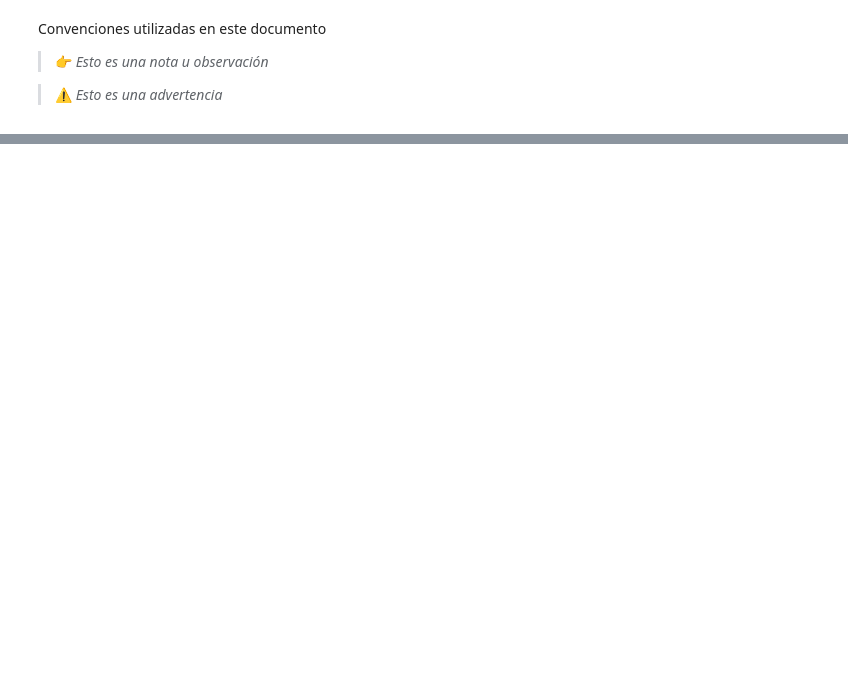
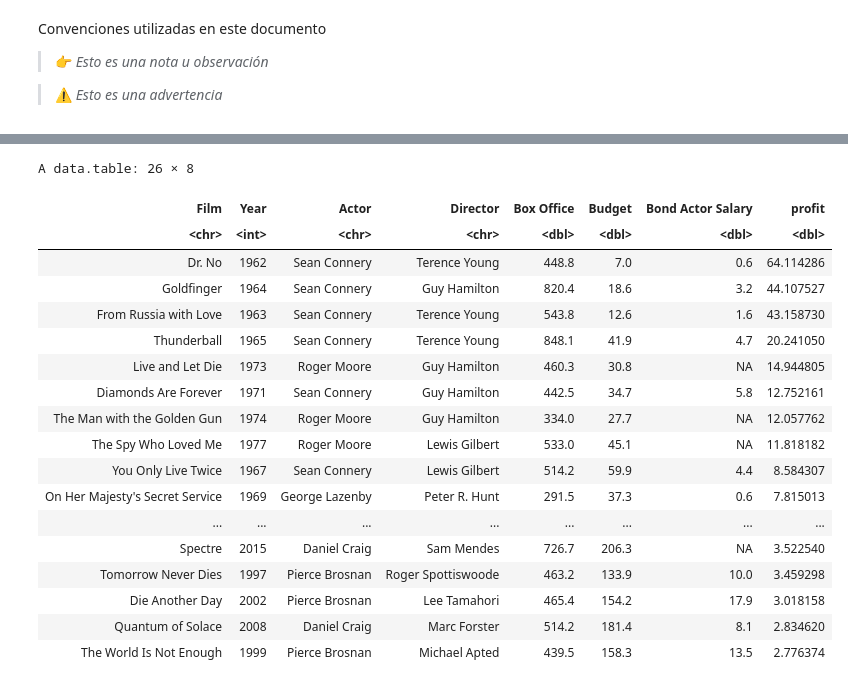
Before and after one commit to SomosDataWizards/Python-Curso-Introductorio, a Jupyter notebook: Capitulo_3_Manipulacion.ipynb, the cells around one changed output, grey strips where cells are left out. Drawn from its saved outputs; the diff is of its cells as text; code cells hidden in the pictures; blank space fills up the shorter version.

```diff
--- a/Capitulo_3_Manipulacion.ipynb
+++ b/Capitulo_3_Manipulacion.ipynb
@@ -712,0 +425,25 @@ dtype: object
+# %%
+# creamos una nueva columna como cosciente entre dos variables existentes
+df_james_bond %>% mutate(
+  profit = `Box Office`/Budget    # nombramos nuestra nueva columna "profit"
+) %>% arrange(desc(profit))       # ordenamos el resultado, según la nueva columna definida
+# %% [output]
+A data.table: 26 × 8
+| Film | Year | Actor | Director | Box Office | Budget | Bond Actor Salary | profit |
+| <chr> | <int> | <chr> | <chr> | <dbl> | <dbl> | <dbl> | <dbl> |
+| Dr. No | 1962 | Sean Connery | Terence Young | 448.8 | 7.0 | 0.6 | 64.114286 |
+| Goldfinger | 1964 | Sean Connery | Guy Hamilton | 820.4 | 18.6 | 3.2 | 44.107527 |
+| From Russia with Love | 1963 | Sean Connery | Terence Young | 543.8 | 12.6 | 1.6 | 43.158730 |
+| Thunderball | 1965 | Sean Connery | Terence Young | 848.1 | 41.9 | 4.7 | 20.241050 |
+| Live and Let Die | 1973 | Roger Moore | Guy Hamilton | 460.3 | 30.8 | NA | 14.944805 |
+| Diamonds Are Forever | 1971 | Sean Connery | Guy Hamilton | 442.5 | 34.7 | 5.8 | 12.752161 |
+| The Man with the Golden Gun | 1974 | Roger Moore | Guy Hamilton | 334.0 | 27.7 | NA | 12.057762 |
+| The Spy Who Loved Me | 1977 | Roger Moore | Lewis Gilbert | 533.0 | 45.1 | NA | 11.818182 |
+| You Only Live Twice | 1967 | Sean Connery | Lewis Gilbert | 514.2 | 59.9 | 4.4 | 8.584307 |
+| On Her Majesty's Secret Service | 1969 | George Lazenby | Peter R. Hunt | 291.5 | 37.3 | 0.6 | 7.815013 |
+| ... | ... | ... | ... | ... | ... | ... | ... |
+| Spectre | 2015 | Daniel Craig | Sam Mendes | 726.7 | 206.3 | NA | 3.522540 |
+| Tomorrow Never Dies | 1997 | Pierce Brosnan | Roger Spottiswoode | 463.2 | 133.9 | 10.0 | 3.459298 |
+| Die Another Day | 2002 | Pierce Brosnan | Lee Tamahori | 465.4 | 154.2 | 17.9 | 3.018158 |
+| Quantum of Solace | 2008 | Daniel Craig | Marc Forster | 514.2 | 181.4 | 8.1 | 2.834620 |
+| The World Is Not Enough | 1999 | Pierce Brosnan | Michael Apted | 439.5 | 158.3 | 13.5 | 2.776374 |
```
Also changed, not shown: parts of 132 cells of this notebook.
